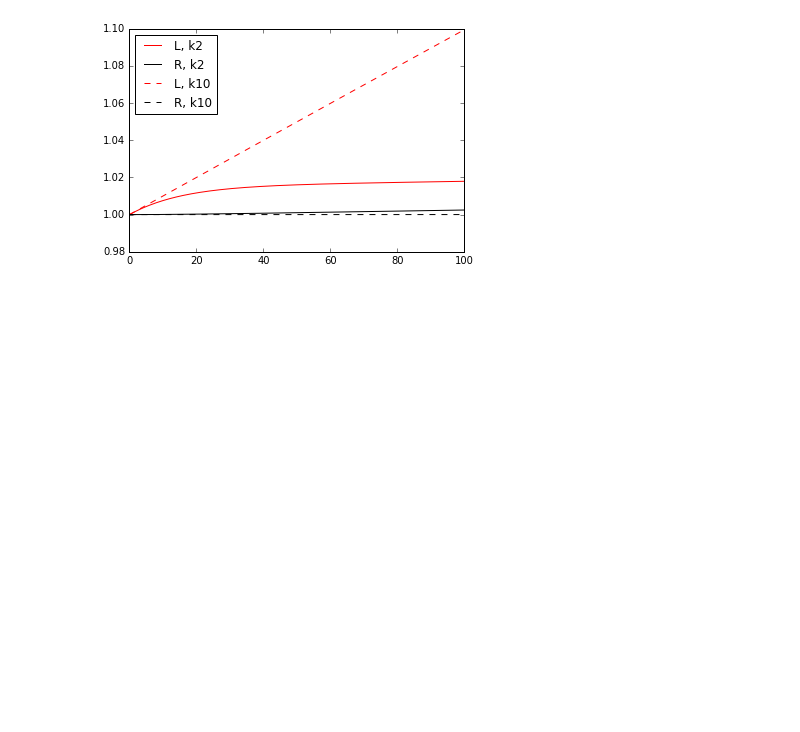
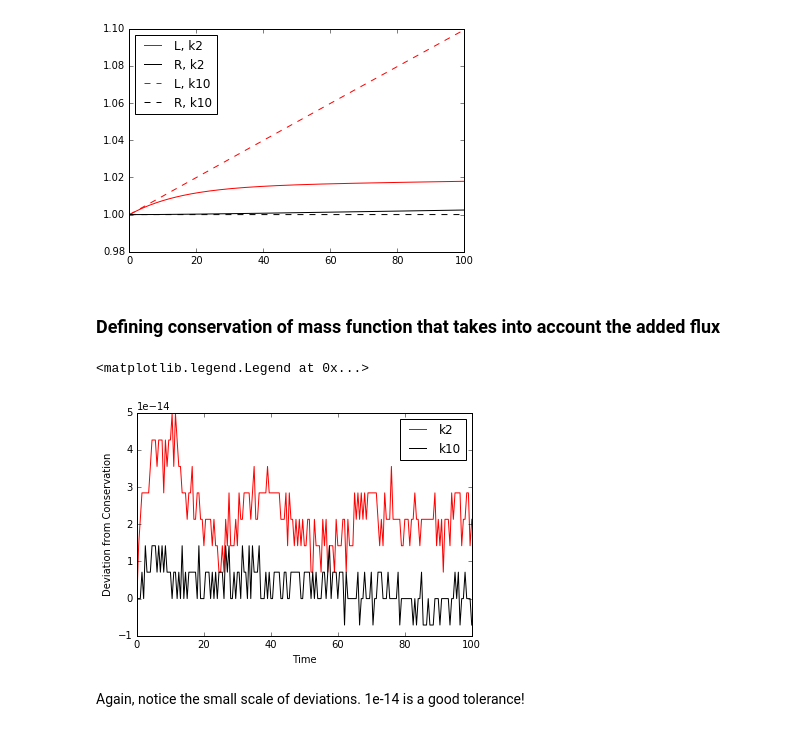
Before and after one commit to huskeypm/tutorials, a Jupyter notebook: bootcamp/compartment.ipynb, the cells around one changed output. Cells and saved outputs as stored; diff of their text form; code cells hidden in the pictures; blank space fills up the shorter version.

```diff
--- a/bootcamp/compartment.ipynb
+++ b/bootcamp/compartment.ipynb
@@ -114,3 +145,45 @@ plt.legend(loc=0)
 # %% [output]
 <matplotlib.legend.Legend at 0x...>
 [figure]
+# %% [markdown]
+### Defining conservation of mass function that takes into account the added flux
+# %%
+def ConsMass2(t, numericalData, constantFlux, vL, vR):
+    # based on first function
+    concL_0, concR_0 = numericalData[0,0], numericalData[0,1]
+
+    totalAmount_0 = concL_0 * vL + concR_0 * vR
+
+    concL, concR = numericalData[:,0], numericalData[:,1]
+
+    totalAmountL = list(map(lambda x: x*vL, concL))
+    totalAmountR = list(map(lambda x: x*vR, concR))
+
+    totalAmount = np.sum([totalAmountL,totalAmountR],axis=0)
+
+    # if we subtract the total contribution due to flux from our totalAmountL, then the conservation term should ~=0
+    fluxContribution = list(map(lambda x: -x*constantFlux*vL,t))
+
+    totalAmount_minusFlux = np.sum([totalAmount,fluxContribution],axis=0)
+
+
+    # now finding deviation from original total amount
+    conservation = list(map(lambda x: x - totalAmount_0, totalAmount_minusFlux))
+    return conservation
+# %%
+# data for k = 2
+conservationRun2_2 = ConsMass2(t,y2,constantFlux,vL,vR)
+
+#data for k = 10
+conservationRun2_10 = ConsMass2(t,y10,constantFlux,vL,vR)
+# %%
+plt.plot(t,conservationRun2_2,'r', label="k2")
+plt.plot(t,conservationRun2_10,'k',label="k10")
+plt.ylabel("Deviation from Conservation")
+plt.xlabel("Time")
+plt.legend()
+# %% [output]
+<matplotlib.legend.Legend at 0x...>
+[figure, added]
+# %% [markdown]
+Again, notice the small scale of deviations. 1e-14 is a good tolerance!
```
Also changed, not shown: parts of 4 cells of this notebook.
